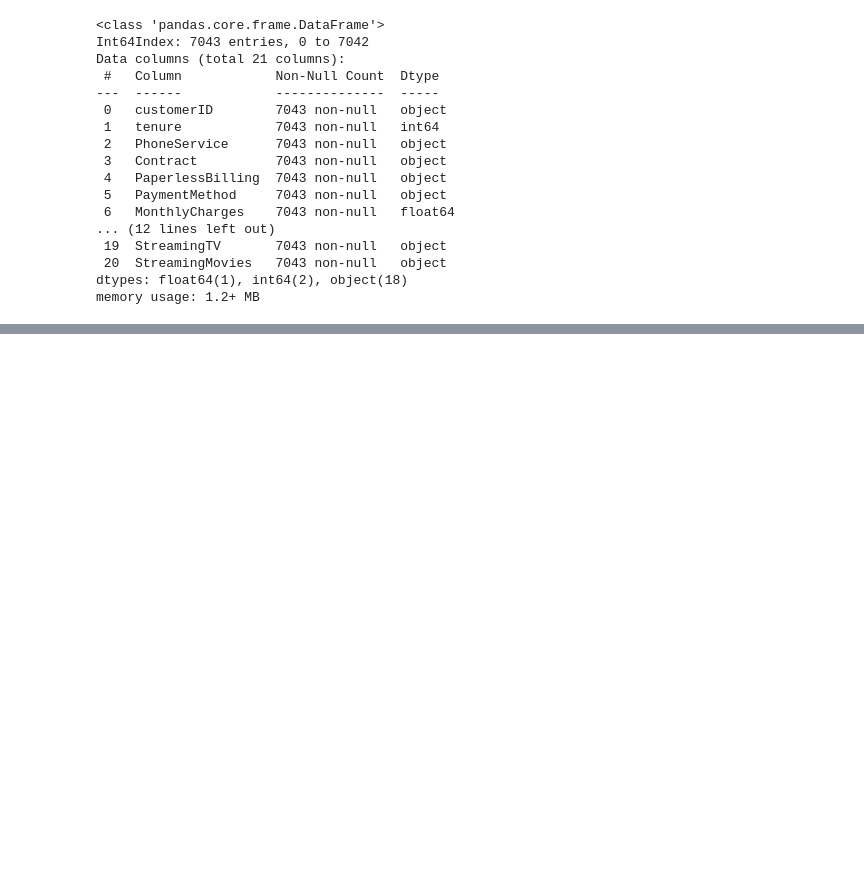
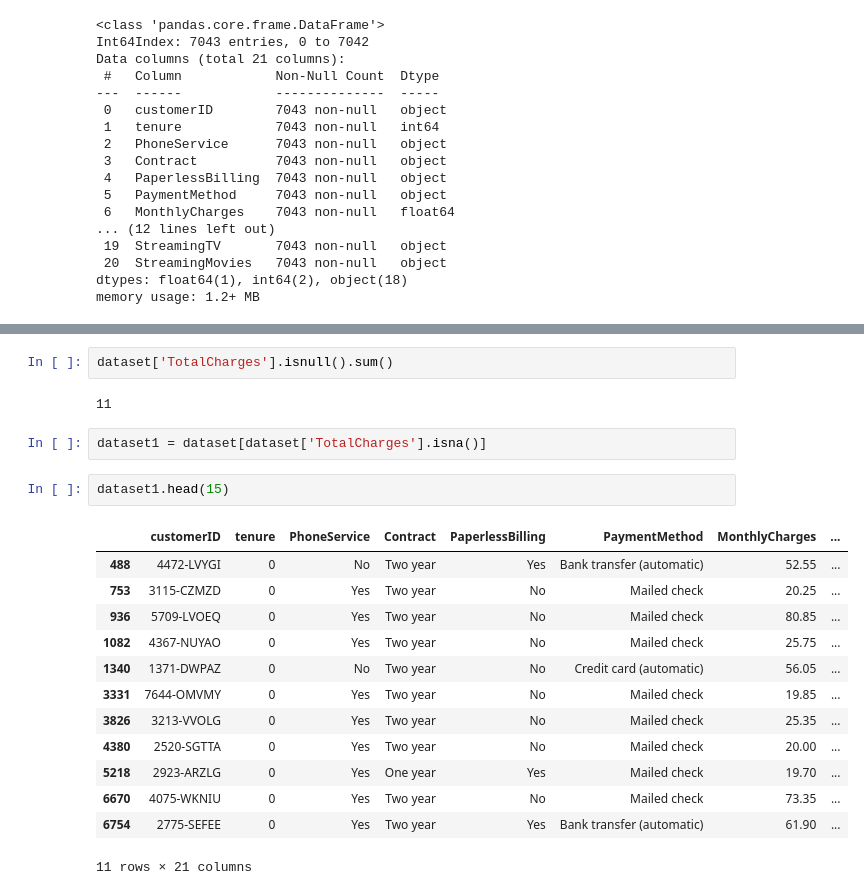
Before and after one commit to DSKumar06/DataScienceProject2, a Jupyter notebook: Customer_Churn_Analysis_using_Classification_Model.ipynb, the cells around one changed output, grey strips where cells are left out. Saved outputs shown, nothing was run; the diff lists cells and outputs as text; blank space fills up the shorter version.

```diff
--- a/Customer_Churn_Analysis_using_Classification_Model.ipynb
+++ b/Customer_Churn_Analysis_using_Classification_Model.ipynb
@@ -74,0 +154,22 @@ dataset.describe()
+# %%
+dataset['TotalCharges'].isnull().sum()
+# %% [output]
+11
+# %%
+dataset1 = dataset[dataset['TotalCharges'].isna()]
+# %%
+dataset1.head(15)
+# %% [output]
+|  | customerID | tenure | PhoneService | Contract | PaperlessBilling | PaymentMethod | MonthlyCharges | ... |
+| 488 | 4472-LVYGI | 0 | No | Two year | Yes | Bank transfer (automatic) | 52.55 | ... |
+| 753 | 3115-CZMZD | 0 | Yes | Two year | No | Mailed check | 20.25 | ... |
+| 936 | 5709-LVOEQ | 0 | Yes | Two year | No | Mailed check | 80.85 | ... |
+| 1082 | 4367-NUYAO | 0 | Yes | Two year | No | Mailed check | 25.75 | ... |
+| 1340 | 1371-DWPAZ | 0 | No | Two year | No | Credit card (automatic) | 56.05 | ... |
+| 3331 | 7644-OMVMY | 0 | Yes | Two year | No | Mailed check | 19.85 | ... |
+| 3826 | 3213-VVOLG | 0 | Yes | Two year | No | Mailed check | 25.35 | ... |
+| 4380 | 2520-SGTTA | 0 | Yes | Two year | No | Mailed check | 20.00 | ... |
+| 5218 | 2923-ARZLG | 0 | Yes | One year | Yes | Mailed check | 19.70 | ... |
+| 6670 | 4075-WKNIU | 0 | Yes | Two year | No | Mailed check | 73.35 | ... |
+| 6754 | 2775-SEFEE | 0 | Yes | Two year | Yes | Bank transfer (automatic) | 61.90 | ... |
+11 rows × 21 columns
```
Also changed, not shown: parts of 8 cells of this notebook.
